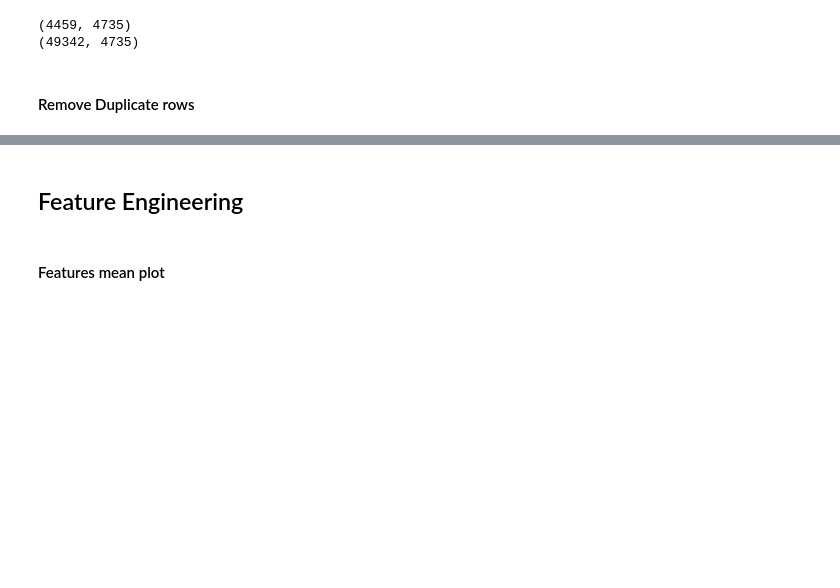
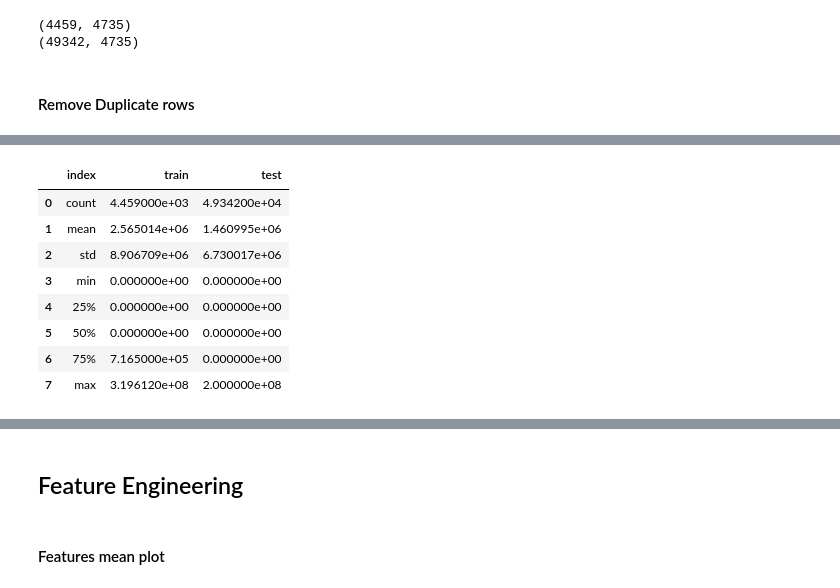
Before and after one commit to msahamed/santadar_price_prediction, a Jupyter notebook: src/price_prediction.ipynb, the cells around one changed output, grey strips where cells are left out. Saved outputs shown, nothing was run; the diff lists cells and outputs as text; code cells hidden in the pictures; blank space fills up the shorter version.

```diff
--- a/src/price_prediction.ipynb
+++ b/src/price_prediction.ipynb
@@ -180,0 +241,15 @@ dftest.drop(duplicate_cols, axis = 1, inplace = True)
+# %%
+pd.merge(dftrain.f190486d6.describe().to_frame('train').reset_index(),
+         dftest.f190486d6.describe().to_frame('test').reset_index(),
+         on = 'index',
+         how = 'outer')
+# %% [output]
+|  | index | train | test |
+| 0 | count | 4.459000e+03 | 4.934200e+04 |
+| 1 | mean | 2.565014e+06 | 1.460995e+06 |
+| 2 | std | 8.906709e+06 | 6.730017e+06 |
+| 3 | min | 0.000000e+00 | 0.000000e+00 |
+| 4 | 25% | 0.000000e+00 | 0.000000e+00 |
+| 5 | 50% | 0.000000e+00 | 0.000000e+00 |
+| 6 | 75% | 7.165000e+05 | 0.000000e+00 |
+| 7 | max | 3.196120e+08 | 2.000000e+08 |
```
Also changed, not shown: parts of 27 cells of this notebook.
